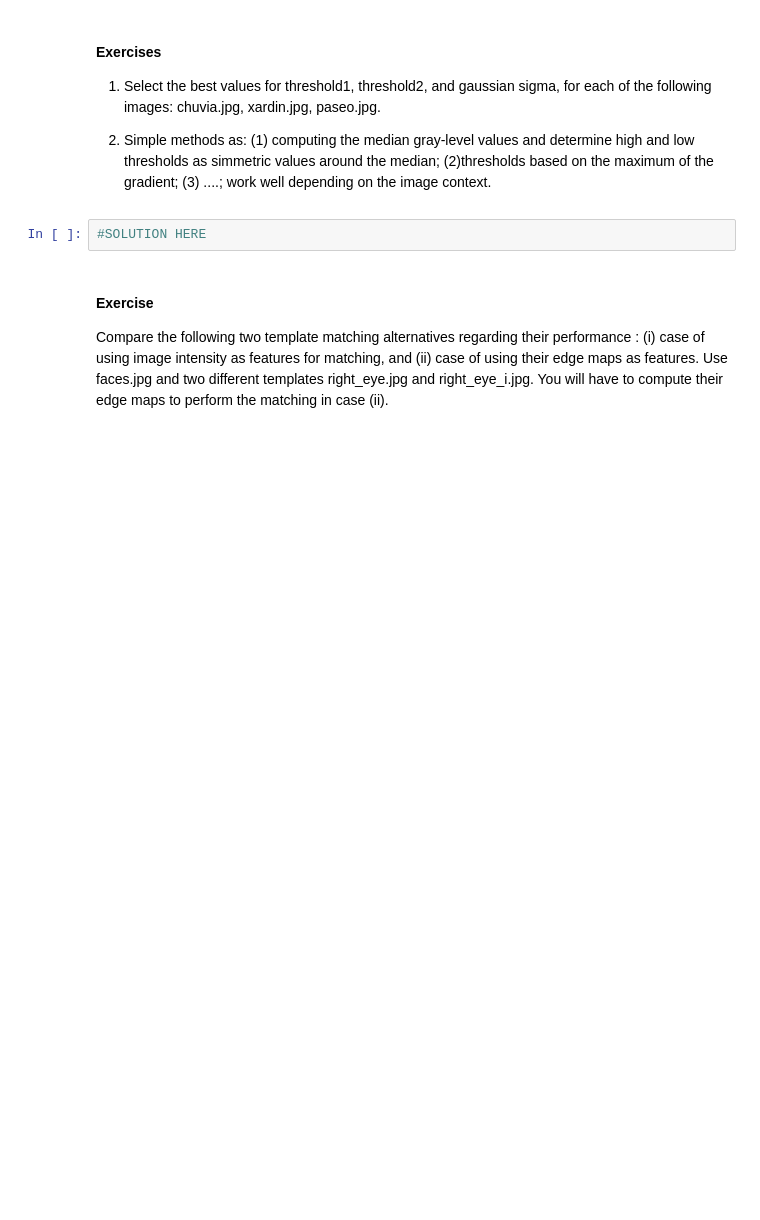
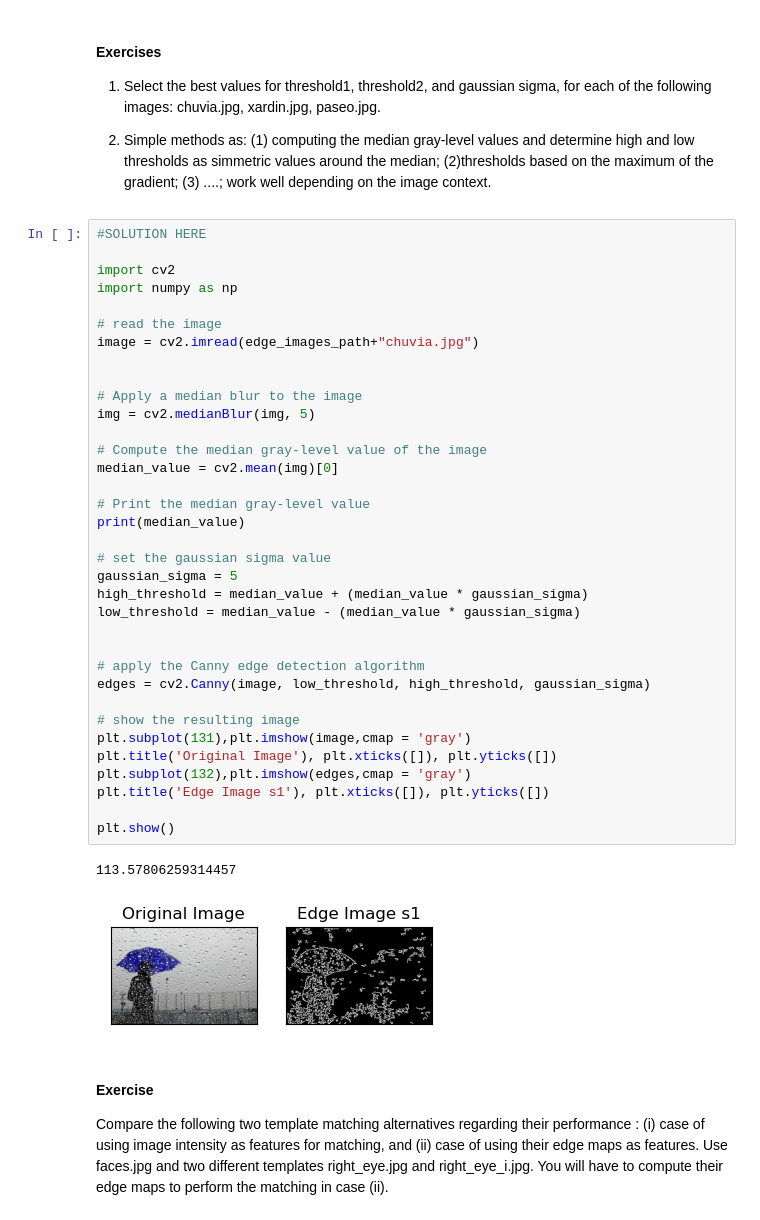
Before and after one commit to Jorgloba/ComputerVision_I, a Jupyter notebook: 4_Edge_Detection.ipynb, the cells around one changed output. Drawn from its saved outputs; the diff is of its cells as text; blank space fills up the shorter version.

```diff
--- a/4_Edge_Detection.ipynb
+++ b/4_Edge_Detection.ipynb
@@ -168,8 +172,44 @@ plt.show()
 1. Select the best values for threshold1, threshold2, and gaussian sigma, for each of the following images: chuvia.jpg, xardin.jpg, paseo.jpg.
 
 2. Simple methods as: (1) computing the median gray-level values and determine high and low thresholds as simmetric values around the median; (2)thresholds based on the maximum of the gradient; (3) ....; work well depending on the image context.
-# %%
-#SOLUTION HERE
+# %%
+#SOLUTION HERE
+
+import cv2
+import numpy as np
+
+# read the image
+image = cv2.imread(edge_images_path+"chuvia.jpg")
+
+
+# Apply a median blur to the image
+img = cv2.medianBlur(img, 5)
+
+# Compute the median gray-level value of the image
+median_value = cv2.mean(img)[0]
+
+# Print the median gray-level value
+print(median_value)
+
+# set the gaussian sigma value
+gaussian_sigma = 5
+high_threshold = median_value + (median_value * gaussian_sigma)
+low_threshold = median_value - (median_value * gaussian_sigma)
+
+
+# apply the Canny edge detection algorithm
+edges = cv2.Canny(image, low_threshold, high_threshold, gaussian_sigma)
+
+# show the resulting image
+plt.subplot(131),plt.imshow(image,cmap = 'gray')
+plt.title('Original Image'), plt.xticks([]), plt.yticks([])
+plt.subplot(132),plt.imshow(edges,cmap = 'gray')
+plt.title('Edge Image s1'), plt.xticks([]), plt.yticks([])
+
+plt.show()
+# %% [output]
+113.57806259314457
+[figure, added]
 # %% [markdown]
 #### Exercise
 
```
Also changed, not shown: parts of 6 cells of this notebook.
